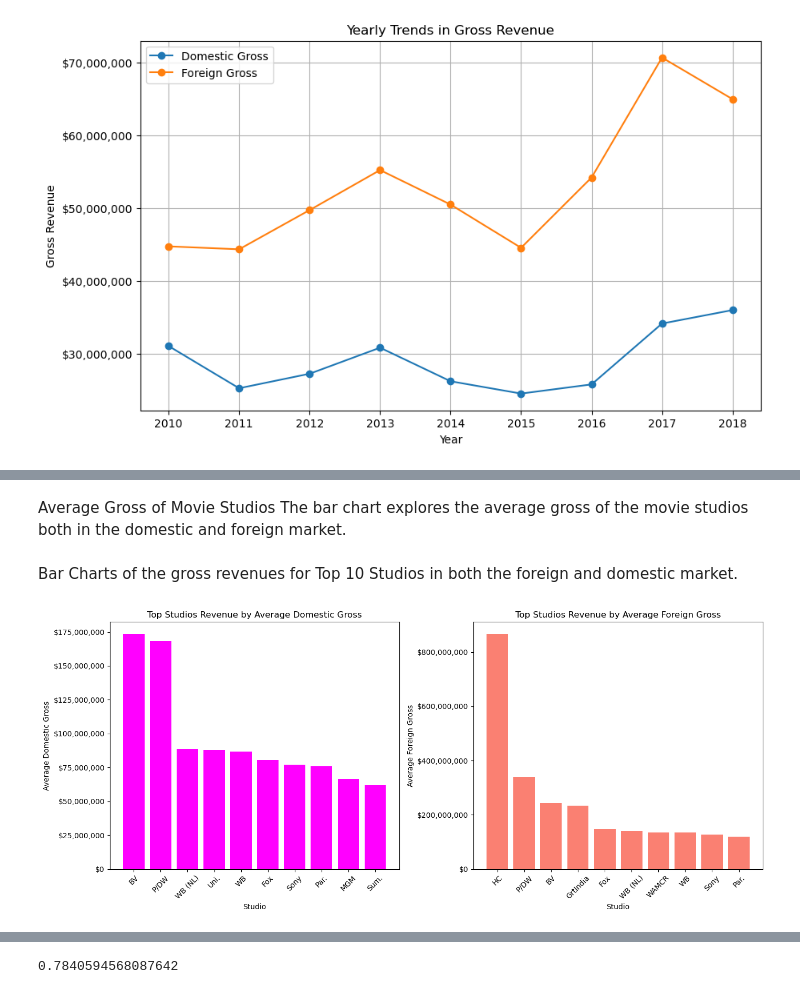
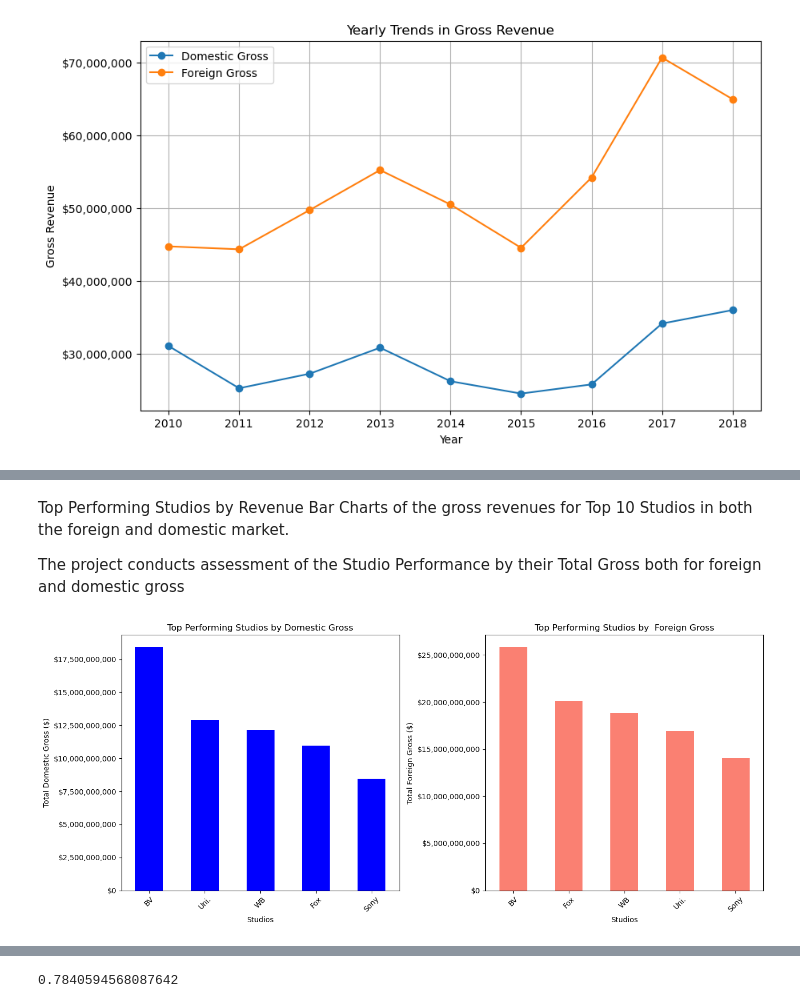
Before and after one commit to Milton254/Movie_Studio_Project, a Jupyter notebook: index.ipynb, the cells around one changed output, grey strips where cells are left out. Cells and saved outputs as stored; diff of their text form; code cells hidden in the pictures.

```diff
--- a/index.ipynb
+++ b/index.ipynb
@@ -224,39 +225,42 @@ In comparison to foreign revenues, Microsoft should tailor movies to foreign aud
-# %% [markdown]
-Average Gross of Movie Studios
-The bar chart explores the average gross of the movie studios both in the domestic and foreign market.
 # %% [markdown]
- Bar Charts of the gross revenues for Top 10 Studios in both the foreign and domestic market.
+Top Performing Studios by Revenue
+Bar Charts of the gross revenues for Top 10 Studios in both the foreign and domestic market.
+
+The project conducts assessment of the Studio Performance by their Total Gross both for foreign and domestic gross
 # %%
-# Calculate average domestic and foreign gross per studio
-avg_domestic = bom_movies.groupby('studio')['domestic_gross'].mean().nlargest(10)
-avg_foreign = bom_movies.groupby('studio')['foreign_gross'].mean().nlargest(10)
+# Grouping by studio for analysis as per foreign and domestic gross
+domestic_total_gross_by_studio= bom_movies.groupby('studio')['domestic_gross'].sum().sort_values(ascending=False)
+revenue_by_studio_foreign = bom_movies.groupby('studio')['foreign_gross'].sum().sort_values(ascending=False)
 
-# Create two subplots for domestic and foreign gross
+# Top performing studios for both domestic and foreign gross
+top_studios_domestic = domestic_total_gross_by_studio.head(5)
+top_studios_foreign = revenue_by_studio_foreign.head(5)
+
+# Creating subplots with axs for domestic and foreign gross
 fig, axs = plt.subplots(1, 2, figsize=(14, 6))
-
-# Function to format y-axis labels with a dollar sign
+# Function to format y-axis labels with a currency US dollar sign
 def dollar_formatter(x, pos):
     return '${:,.0f}'.format(x)
 
 # Apply dollar formatting to the y-axis labels
 formatter = FuncFormatter(dollar_formatter)
-
-# Plotting domestic gross
-axs[0].bar(avg_domestic.index, avg_domestic.values, color='magenta')
-axs[0].set_title('Top Studios Revenue by Average Domestic Gross')
-axs[0].set_xlabel('Studio')
-axs[0].set_ylabel('Average Domestic Gross')
+# Total Studios Domestic Gross subplot
+top_studios_domestic.plot(kind='bar', ax=axs[0], color='blue')
+axs[0].set_title('Top Performing Studios by Domestic Gross')
+axs[0].set_xlabel('Studios')
+axs[0].set_ylabel('Total Domestic Gross ($)')
 axs[0].tick_params(axis='x', rotation=45)
 axs[0].yaxis.set_major_formatter(formatter)
 
-axs[1].bar(avg_foreign.index, avg_foreign.values, color='salmon')
-axs[1].set_title('Top Studios Revenue by Average Foreign Gross')
-axs[1].set_xlabel('Studio')
-axs[1].set_ylabel('Average Foreign Gross')
+# Total studios Foreign Gross subplot
+top_studios_foreign.plot(kind='bar', ax=axs[1], color='salmon')
+axs[1].set_title('Top Performing Studios by  Foreign Gross')
+axs[1].set_xlabel('Studios')
+axs[1].set_ylabel('Total Foreign Gross ($)')
 axs[1].tick_params(axis='x', rotation=45)
 axs[1].yaxis.set_major_formatter(formatter)
 
 plt.tight_layout()
 plt.show()
 # %% [output]
-[figure, old version]
+[figure, new version]
```
Also changed, not shown: parts of 44 cells of this notebook, 1 other file.
